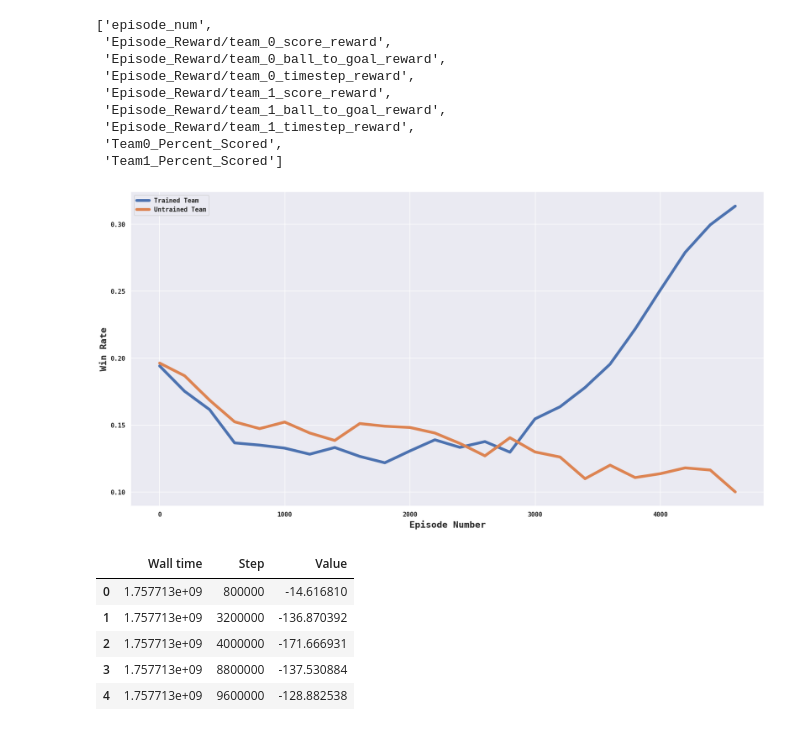
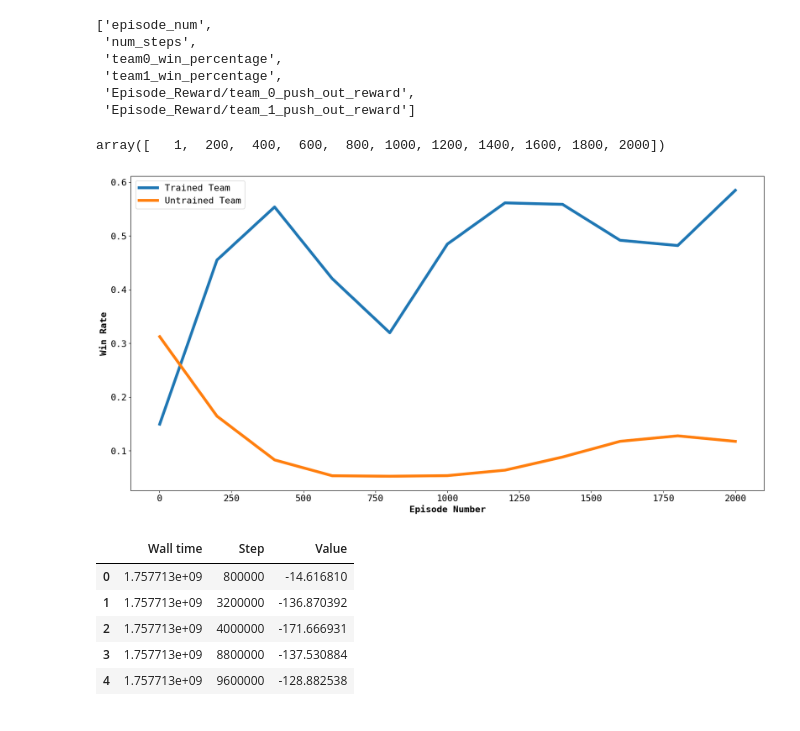
Before and after one commit to DIRECTLab/IsaacLab-HARL, a Jupyter notebook: scripts/reinforcement_learning/harl/paper_plots.ipynb, the cells around one changed output. Cells and saved outputs as stored; diff of their text form; code cells hidden in the pictures.

Commit message:
add in Anymal and LEatherback plots

```diff
--- a/scripts/reinforcement_learning/harl/paper_plots.ipynb
+++ b/scripts/reinforcement_learning/harl/paper_plots.ipynb
@@ -2,34 +2,39 @@
 import matplotlib.pyplot as plt
 import numpy as np
 import seaborn as sns
-sns.set_theme('notebook')
+# sns.set_theme('notebook')
 # %%
-leatherback_vs_leatherback_res = np.load('/home/isaacp/sharedrepos/IsaacLab-HARL/results/adversarial_paper_results/leatherback_vs_leatherback/all_results.npz')
+
+
+leatherback_vs_leatherback_res = np.load('/home/user/Documents/IsaacLab-HARL/results/adversarial_paper_results/trained_anymals_vs_untrained_leatherbacks/all_results.npz')
+
+# leatherback_vs_leatherback_res = np.load('/home/user/Documents/IsaacLab-HARL/results/adversarial_paper_results/anymal_leatherback_vs_anymal_leatherback/all_results.npz')
 # %%
 list(leatherback_vs_leatherback_res.keys())
 # %% [output]
 ['episode_num',
- 'Episode_Reward/team_0_score_reward',
- 'Episode_Reward/team_0_ball_to_goal_reward',
- 'Episode_Reward/team_0_timestep_reward',
- 'Episode_Reward/team_1_score_reward',
- 'Episode_Reward/team_1_ball_to_goal_reward',
- 'Episode_Reward/team_1_timestep_reward',
- 'Team0_Percent_Scored',
- 'Team1_Percent_Scored']
+ 'num_steps',
+ 'team0_win_percentage',
+ 'team1_win_percentage',
+ 'Episode_Reward/team_0_push_out_reward',
+ 'Episode_Reward/team_1_push_out_reward']
+# %%
+leatherback_vs_leatherback_res["episode_num"]
+# %% [output]
+array([   1,  200,  400,  600,  800, 1000, 1200, 1400, 1600, 1800, 2000])
 # %%
 plt.rcParams['font.family'] = 'monospace'
 plt.rcParams['font.size'] = '16'
 plt.figure(figsize=(20,10))
-plt.plot(leatherback_vs_leatherback_res['episode_num'], leatherback_vs_leatherback_res['Team0_Percent_Scored'], lw=5,label='Trained Team')
-plt.plot(leatherback_vs_leatherback_res['episode_num'], leatherback_vs_leatherback_res['Team1_Percent_Scored'], lw=5,label='Untrained Team')
+plt.plot(leatherback_vs_leatherback_res['episode_num'][:], leatherback_vs_leatherback_res['team0_win_percentage'], lw=5,label='Trained Team')
+plt.plot(leatherback_vs_leatherback_res['episode_num'][:], leatherback_vs_leatherback_res['team1_win_percentage'], lw=5,label='Untrained Team')
 plt.xlabel('Episode Number', fontweight='bold', fontsize='16')
 plt.ylabel('Win Rate', fontweight='bold', fontsize='16')
 # plt.title("My Title", fontweight='bold', fontsize='20')
 plt.legend()
 plt.show()
 # %% [output]
-[figure, old version]
+[figure, new version]
 # %%
 import pandas as pd
 # %%
```
Also changed, not shown: parts of 2 cells of this notebook, 1 other file.
